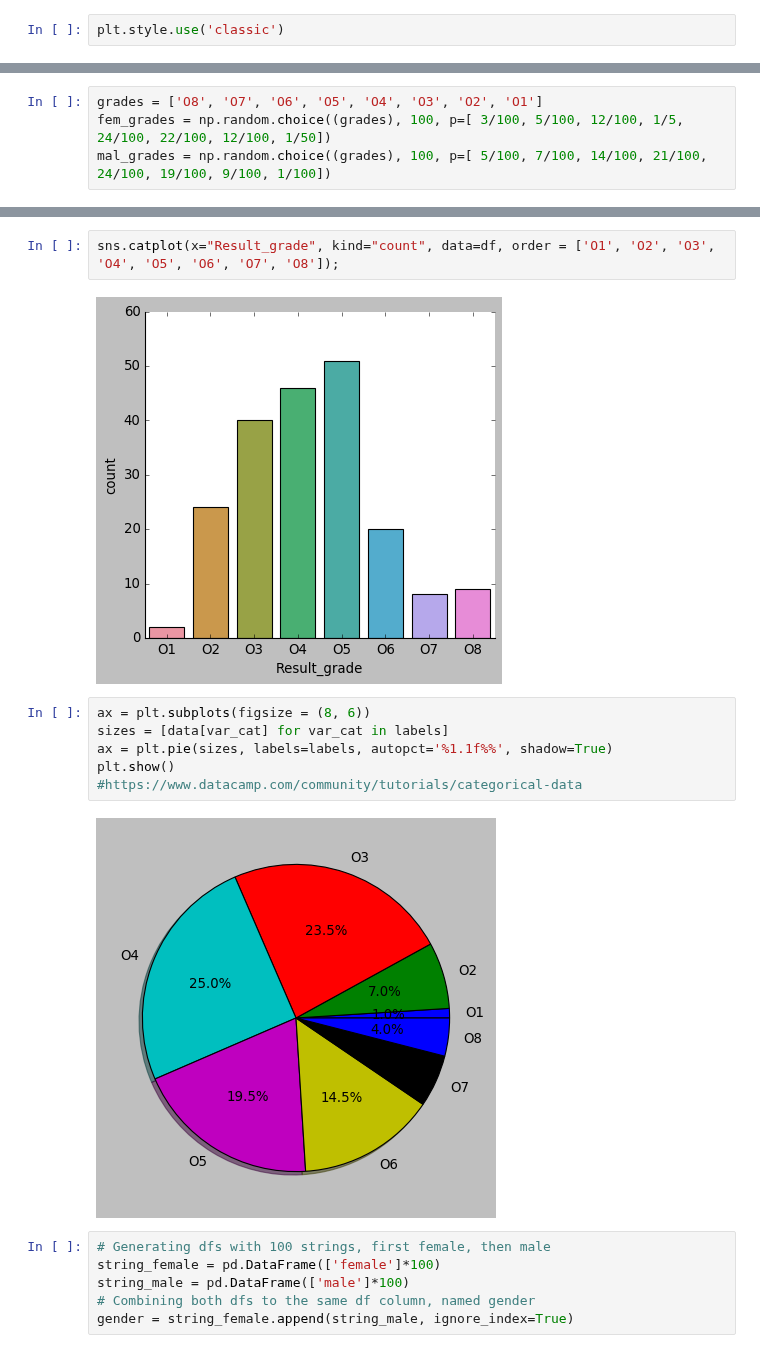
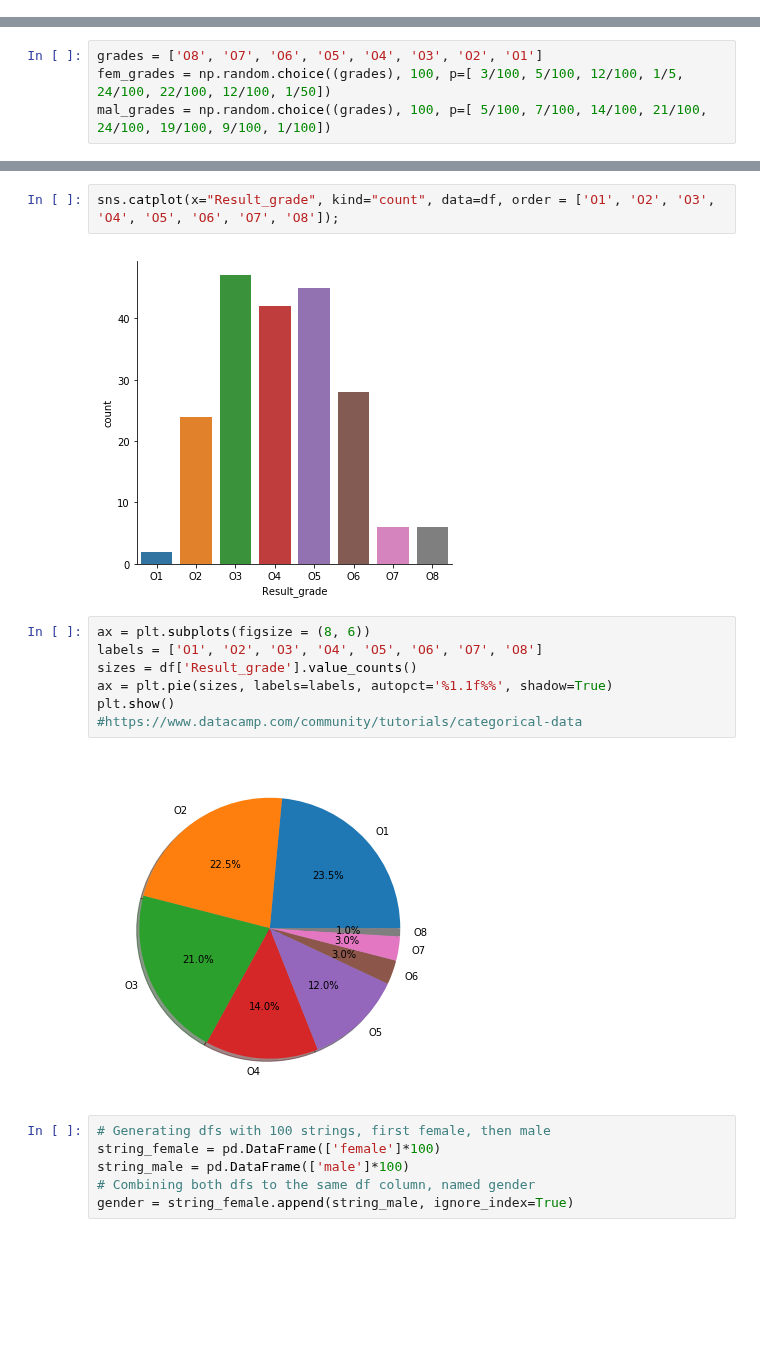
Before and after one commit to MarionMcG/python-fundamentals-project, a Jupyter notebook: exam-cohort.ipynb, the cells around one changed output, grey strips where cells are left out. Cells and saved outputs as stored; diff of their text form; blank space fills up the shorter version.

Commit message:
restart, run all, found error with pie chart, fix and run again

```diff
--- a/exam-cohort.ipynb
+++ b/exam-cohort.ipynb
@@ -8,8 +8,6 @@ import numpy as np #For Numerical calculations
 import matplotlib.pyplot as plt #For graphical representatibons
 import seaborn as sns #For graphical representations
 %matplotlib inline
-# %%
-plt.style.use('classic')
 # %% [markdown]
 ## Investigating SEC Data
 # %% [markdown]
@@ -184,15 +182,16 @@ df
 # %%
 sns.catplot(x="Result_grade", kind="count", data=df, order = ['O1', 'O2', 'O3', 'O4', 'O5', 'O6', 'O7', 'O8']);
 # %% [output]
-[figure, old version]
+[figure, new version]
 # %%
 ax = plt.subplots(figsize = (8, 6))
-sizes = [data[var_cat] for var_cat in labels]
+labels = ['O1', 'O2', 'O3', 'O4', 'O5', 'O6', 'O7', 'O8']
+sizes = df['Result_grade'].value_counts()
 ax = plt.pie(sizes, labels=labels, autopct='%1.1f%%', shadow=True)
 plt.show()
 #https://www.datacamp.com/community/tutorials/categorical-data
 # %% [output]
-[figure, old version]
+[figure, new version]
 # %%
 # Generating dfs with 100 strings, first female, then male
 string_female = pd.DataFrame(['female']*100)
```
Also changed, not shown: parts of 15 cells of this notebook.
